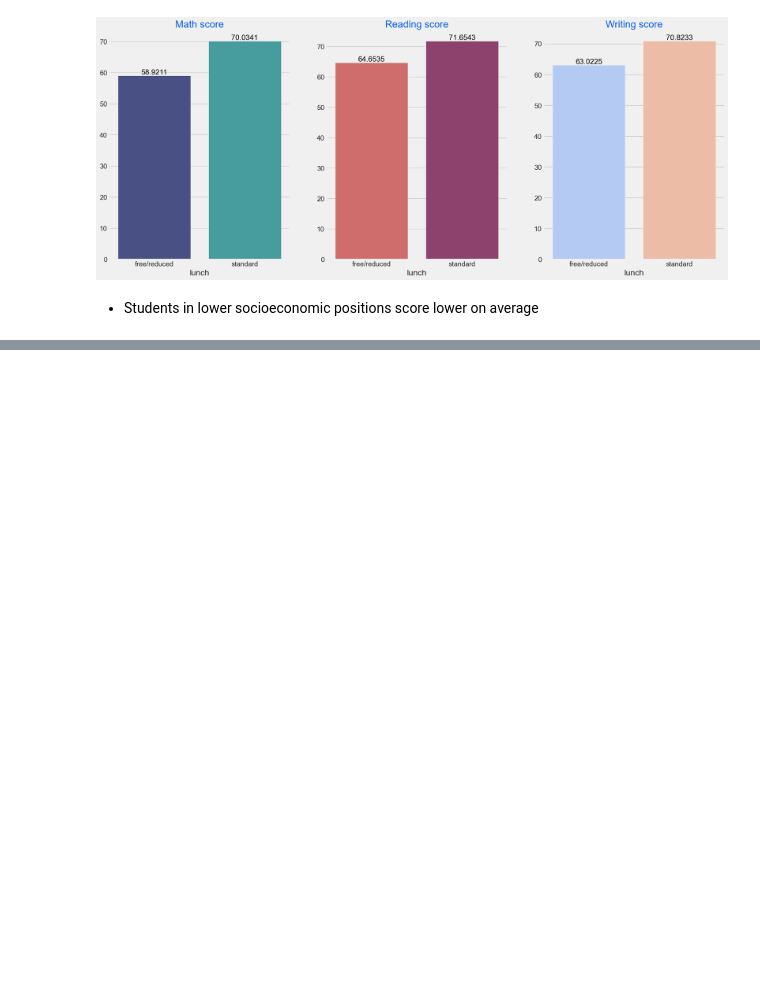
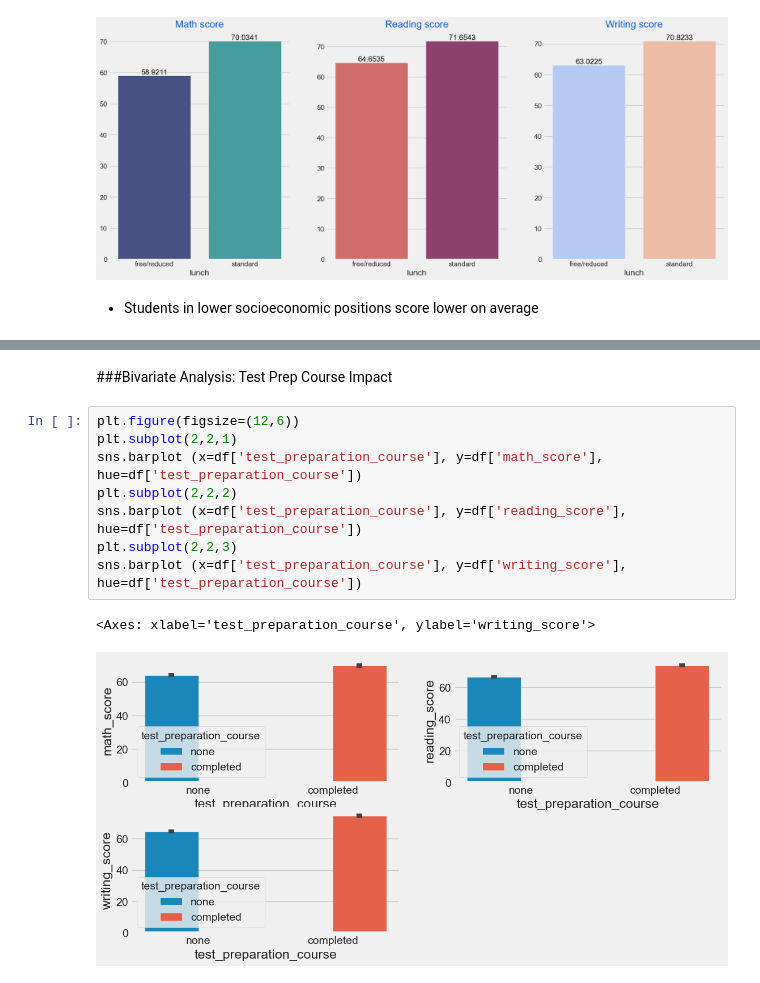
Before and after one commit to Marquis-Lardinois/Machine_Learning_Project1, a Jupyter notebook: notebook/EDA_STUDENT_PERFORMANCE.ipynb, the cells around one changed output, grey strips where cells are left out. Saved outputs shown, nothing was run; the diff lists cells and outputs as text; blank space fills up the shorter version.

```diff
--- a/notebook/EDA_STUDENT_PERFORMANCE.ipynb
+++ b/notebook/EDA_STUDENT_PERFORMANCE.ipynb
@@ -477,0 +490,13 @@ for container in ax[2].containers:
+# %% [markdown]
+###Bivariate Analysis: Test Prep Course Impact
+# %%
+plt.figure(figsize=(12,6))
+plt.subplot(2,2,1)
+sns.barplot (x=df['test_preparation_course'], y=df['math_score'], hue=df['test_preparation_course'])
+plt.subplot(2,2,2)
+sns.barplot (x=df['test_preparation_course'], y=df['reading_score'], hue=df['test_preparation_course'])
+plt.subplot(2,2,3)
+sns.barplot (x=df['test_preparation_course'], y=df['writing_score'], hue=df['test_preparation_course'])
+# %% [output]
+<Axes: xlabel='test_preparation_course', ylabel='writing_score'>
+[figure, added]
```
Also changed, not shown: parts of 9 cells of this notebook.
